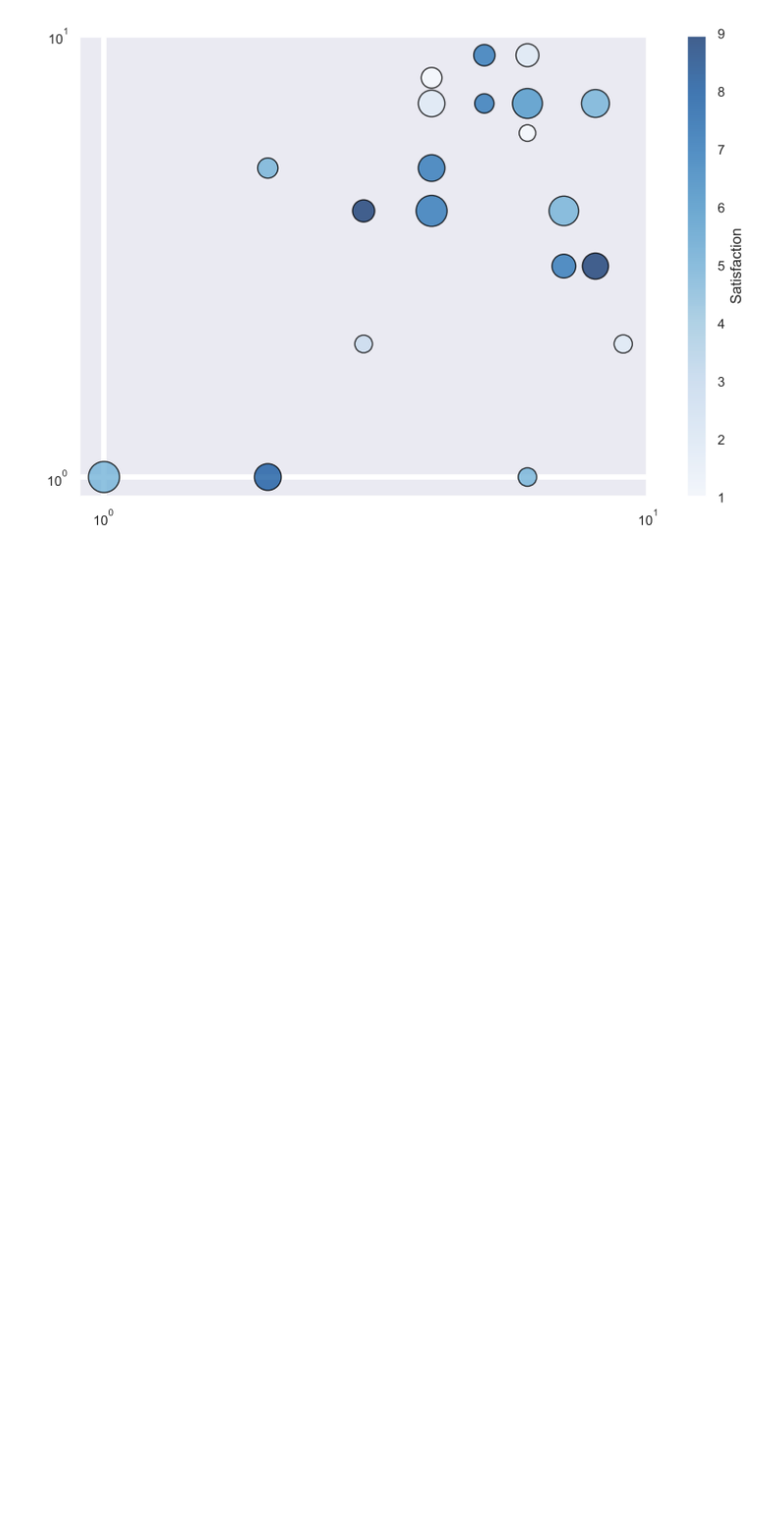
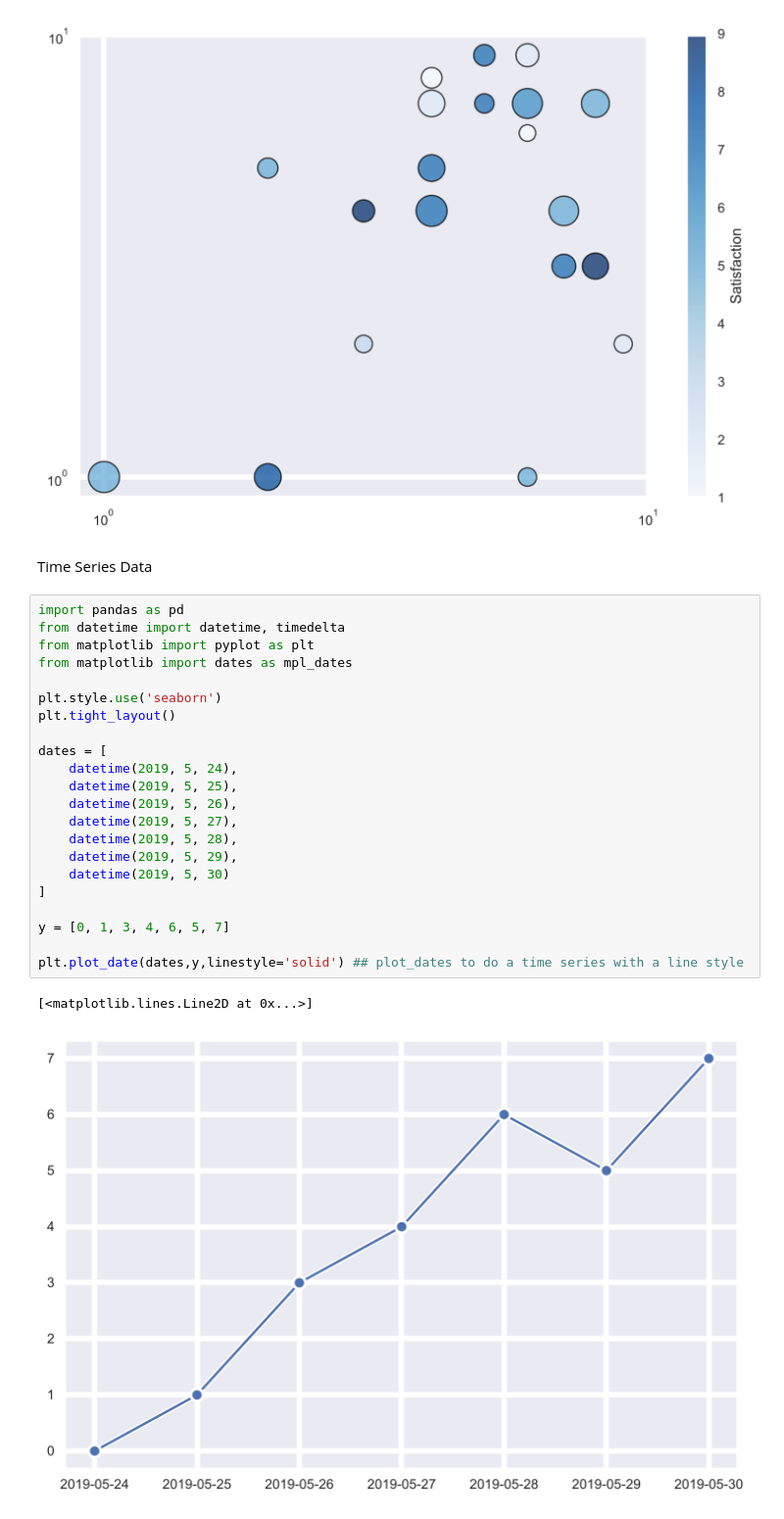
Before and after one commit to aaronmanfrin/main, a Jupyter notebook: Packages/matplot/matplot.ipynb, the cells around one changed output. Shown at 98% size. Saved outputs shown, nothing was run; the diff lists cells and outputs as text; blank space fills up the shorter version.

```diff
--- a/Packages/matplot/matplot.ipynb
+++ b/Packages/matplot/matplot.ipynb
@@ -811,3 +811,30 @@ plt.yscale('log')
 plt.show()
 # %% [output]
 [figure]
+# %% [markdown]
+Time Series Data
+# %%
+import pandas as pd
+from datetime import datetime, timedelta
+from matplotlib import pyplot as plt
+from matplotlib import dates as mpl_dates
+
+plt.style.use('seaborn')
+plt.tight_layout()
+
+dates = [
+    datetime(2019, 5, 24),
+    datetime(2019, 5, 25),
+    datetime(2019, 5, 26),
+    datetime(2019, 5, 27),
+    datetime(2019, 5, 28),
+    datetime(2019, 5, 29),
+    datetime(2019, 5, 30)
+]
+
+y = [0, 1, 3, 4, 6, 5, 7]
+
+plt.plot_date(dates,y,linestyle='solid') ## plot_dates to do a time series with a line style
+# %% [output]
+[<matplotlib.lines.Line2D at 0x...>]
+[figure, added]
```
Also changed, not shown: parts of 2 cells of this notebook, 2 other files.
